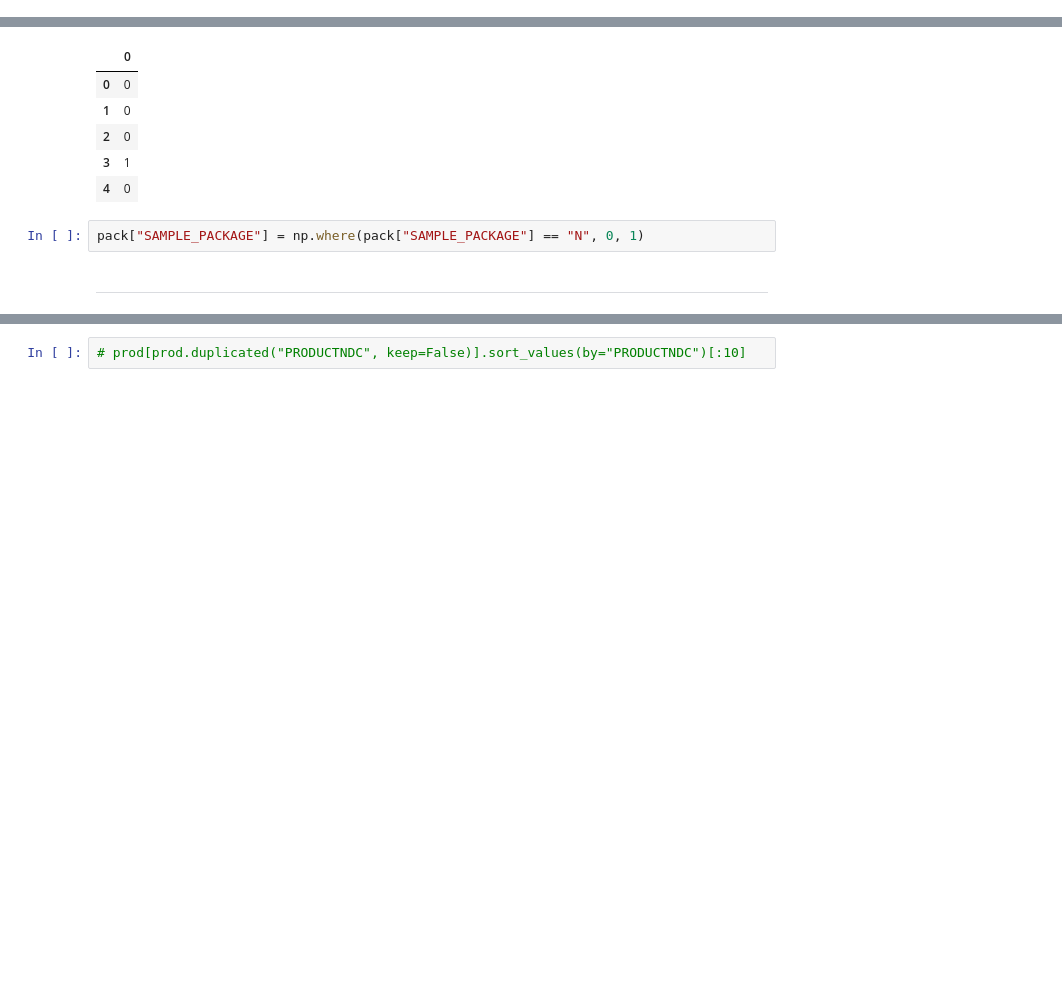
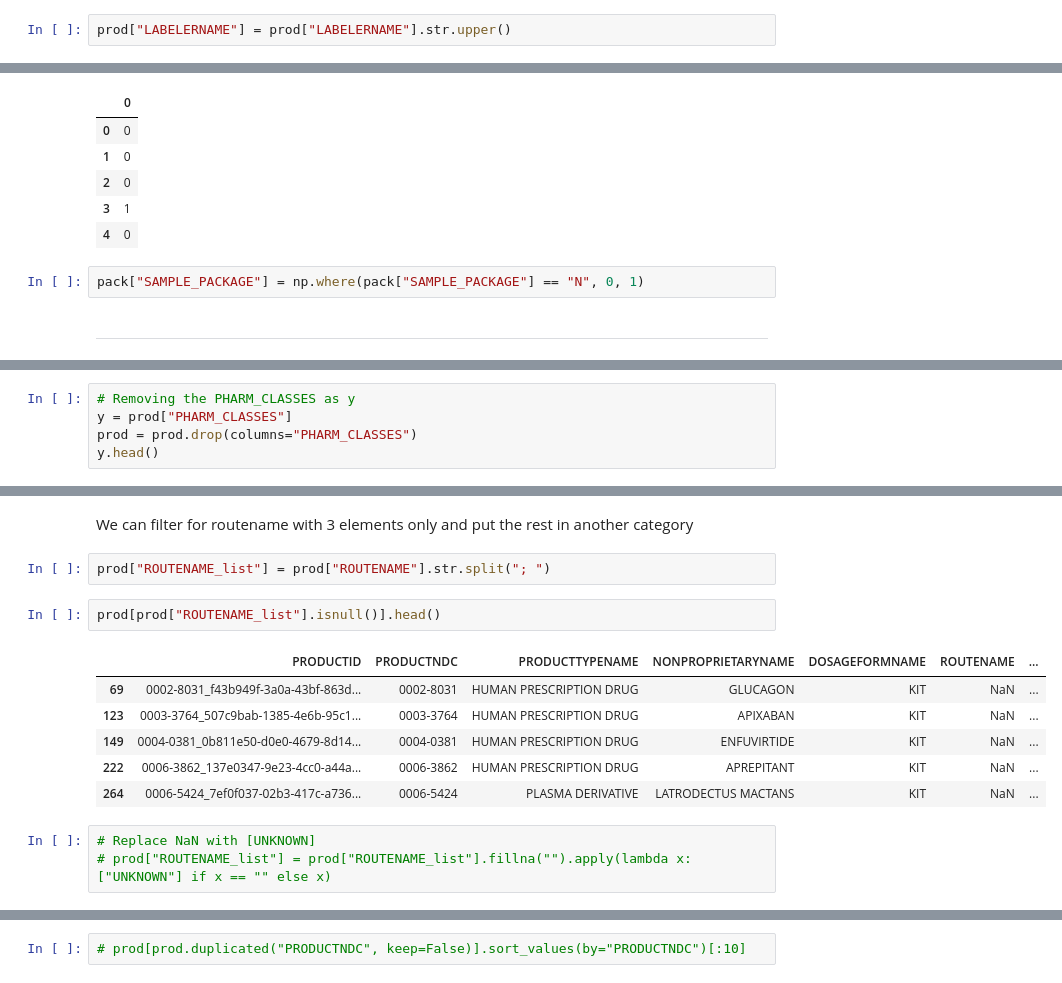
Before and after one commit to simlal/data-mining-assignments_bin710, a Jupyter notebook: dev2/tp2.ipynb, the cells around one changed output, grey strips where cells are left out. Cells and saved outputs as stored; diff of their text form; blank space fills up the shorter version.

Commit message:
Multilabel transform to list

```diff
--- a/dev2/tp2.ipynb
+++ b/dev2/tp2.ipynb
@@ -508,0 +516,2 @@ len(prod["LABELERNAME"].unique())
+# %%
+prod["LABELERNAME"] = prod["LABELERNAME"].str.upper()
@@ -1084,0 +1097,5 @@ pack["SAMPLE_PACKAGE"] = np.where(pack["SAMPLE_PACKAGE"] == "N", 0, 1)
+# %%
+# Removing the PHARM_CLASSES as y
+y = prod["PHARM_CLASSES"]
+prod = prod.drop(columns="PHARM_CLASSES")
+y.head()
@@ -1084,0 +1143,16 @@ pack["SAMPLE_PACKAGE"] = np.where(pack["SAMPLE_PACKAGE"] == "N", 0, 1)
+# %% [markdown]
+We can filter for routename with 3 elements only and put the rest in another category
+# %%
+prod["ROUTENAME_list"] = prod["ROUTENAME"].str.split("; ")
+# %%
+prod[prod["ROUTENAME_list"].isnull()].head()
+# %% [output]
+|  | PRODUCTID | PRODUCTNDC | PRODUCTTYPENAME | NONPROPRIETARYNAME | DOSAGEFORMNAME | ROUTENAME | ... |
+| 69 | 0002-8031_f43b949f-3a0a-43bf-863d... | 0002-8031 | HUMAN PRESCRIPTION DRUG | GLUCAGON | KIT | NaN | ... |
+| 123 | 0003-3764_507c9bab-1385-4e6b-95c1... | 0003-3764 | HUMAN PRESCRIPTION DRUG | APIXABAN | KIT | NaN | ... |
+| 149 | 0004-0381_0b811e50-d0e0-4679-8d14... | 0004-0381 | HUMAN PRESCRIPTION DRUG | ENFUVIRTIDE | KIT | NaN | ... |
+| 222 | 0006-3862_137e0347-9e23-4cc0-a44a... | 0006-3862 | HUMAN PRESCRIPTION DRUG | APREPITANT | KIT | NaN | ... |
+| 264 | 0006-5424_7ef0f037-02b3-417c-a736... | 0006-5424 | PLASMA DERIVATIVE | LATRODECTUS MACTANS | KIT | NaN | ... |
+# %%
+# Replace NaN with [UNKNOWN]
+# prod["ROUTENAME_list"] = prod["ROUTENAME_list"].fillna("").apply(lambda x: ["UNKNOWN"] if x == "" else x)
```
Also changed, not shown: parts of 37 cells of this notebook.
